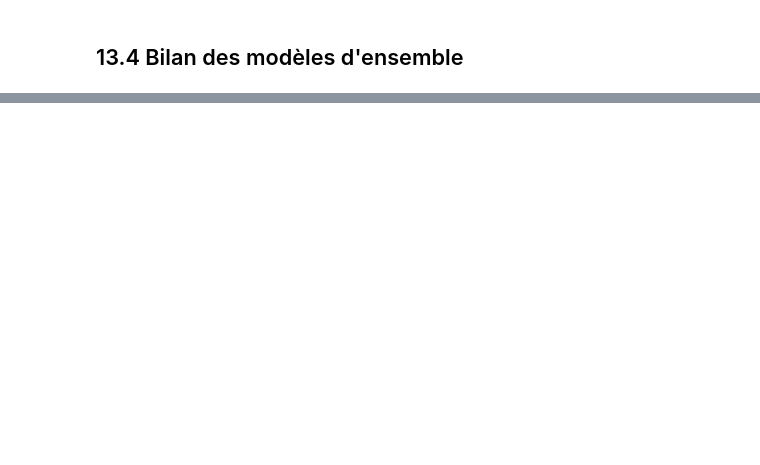
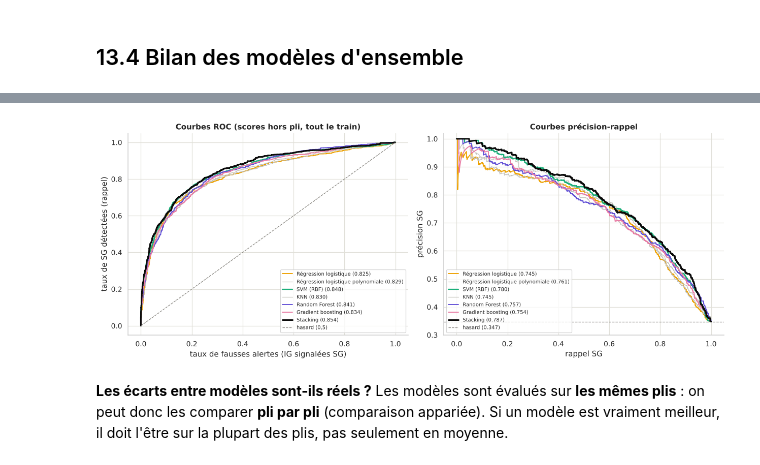
Before and after one commit to samiguessoum/hedgehogs-credit-risk-ml, a Jupyter notebook: hedgehogs_credit_risk.ipynb, the cells around one changed output, grey strips where cells are left out. Drawn from its saved outputs; the diff is of its cells as text; code cells hidden in the pictures; blank space fills up the shorter version.

```diff
--- a/hedgehogs_credit_risk.ipynb
+++ b/hedgehogs_credit_risk.ipynb
@@ -2207,0 +2272,23 @@ plt.tight_layout(); plt.show()
+# %%
+fig, axes = plt.subplots(1, 2, figsize=(14, 5.5))
+style = {"Stacking": ("#0b0b0b", 2.4), "SVM (RBF)": ("#1baf7a", 1.8), "Random Forest": ("#6250d6", 1.5),
+         "Gradient boosting": ("#e87ba4", 1.5), "Régression logistique": ("#eda100", 1.5)}
+for n in [n for n in TOUS if n != "Dummy"]:
+    s = RESULTATS[n]["oof"]
+    c, lw = style.get(n, ("#c3c2bb", 1.0))
+    fpr, tpr, _ = roc_curve(y_train, s)
+    prec, rec, _ = precision_recall_curve(y_train, s)
+    lab = f"{n} ({roc_auc_score(y_train, s):.3f})"
+    axes[0].plot(fpr, tpr, color=c, lw=lw, label=lab)
+    axes[1].plot(rec, prec, color=c, lw=lw, label=f"{n} ({average_precision_score(y_train, s):.3f})")
+axes[0].plot([0, 1], [0, 1], color=C_NEUTRE, ls="--", lw=1, label="hasard (0,5)")
+axes[1].axhline(y_train.mean(), color=C_NEUTRE, ls="--", lw=1, label=f"hasard ({y_train.mean():.3f})")
+axes[0].set(title="Courbes ROC (scores hors pli, tout le train)", xlabel="taux de fausses alertes (IG signalées SG)",
+            ylabel="taux de SG détectées (rappel)")
+axes[1].set(title="Courbes précision-rappel", xlabel="rappel SG", ylabel="précision SG", ylim=(0.3, 1.02))
+axes[0].legend(fontsize=8, loc="lower right"); axes[1].legend(fontsize=8, loc="lower left")
+plt.tight_layout(); plt.show()
+# %% [output]
+[figure, added]
+# %% [markdown]
+**Les écarts entre modèles sont-ils réels ?** Les modèles sont évalués sur **les mêmes plis** : on peut donc les comparer **pli par pli** (comparaison appariée). Si un modèle est vraiment meilleur, il doit l'être sur la plupart des plis, pas seulement en moyenne.
```
Also changed, not shown: parts of 27 cells of this notebook, 1 other file.
